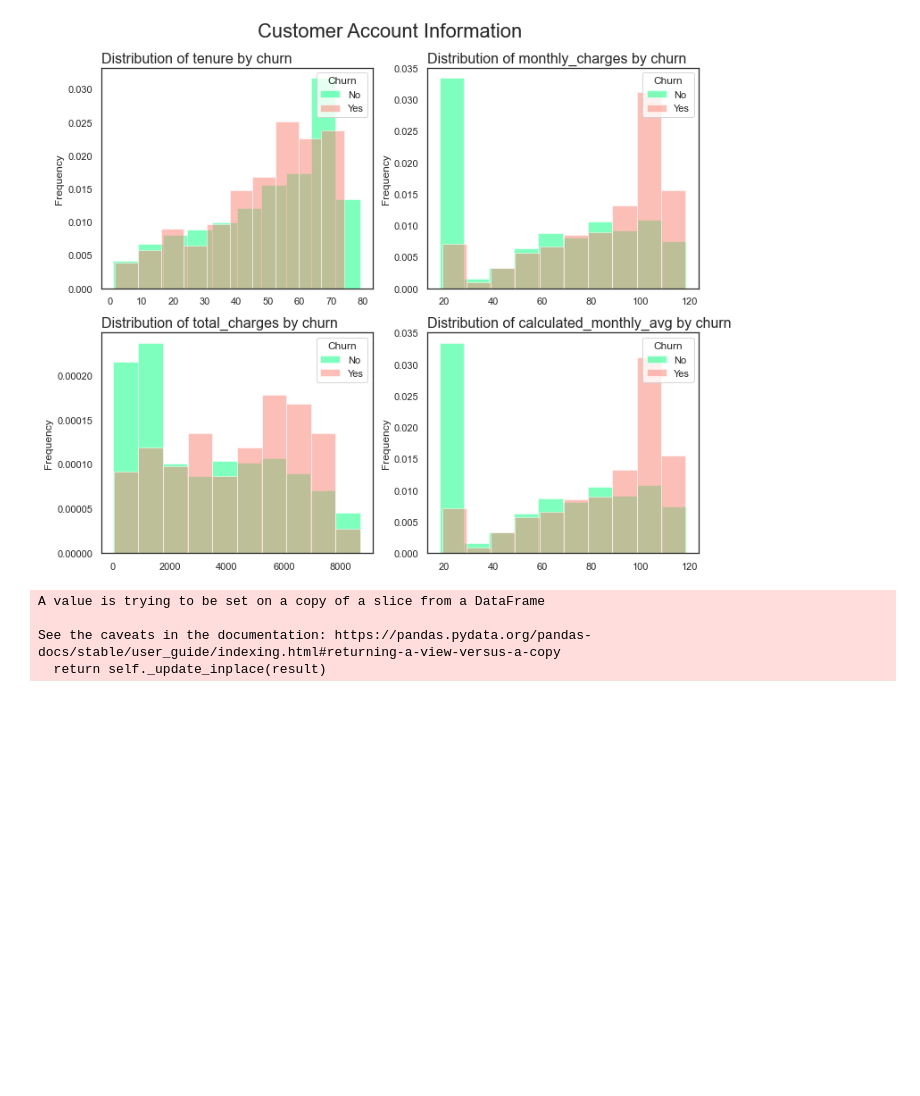
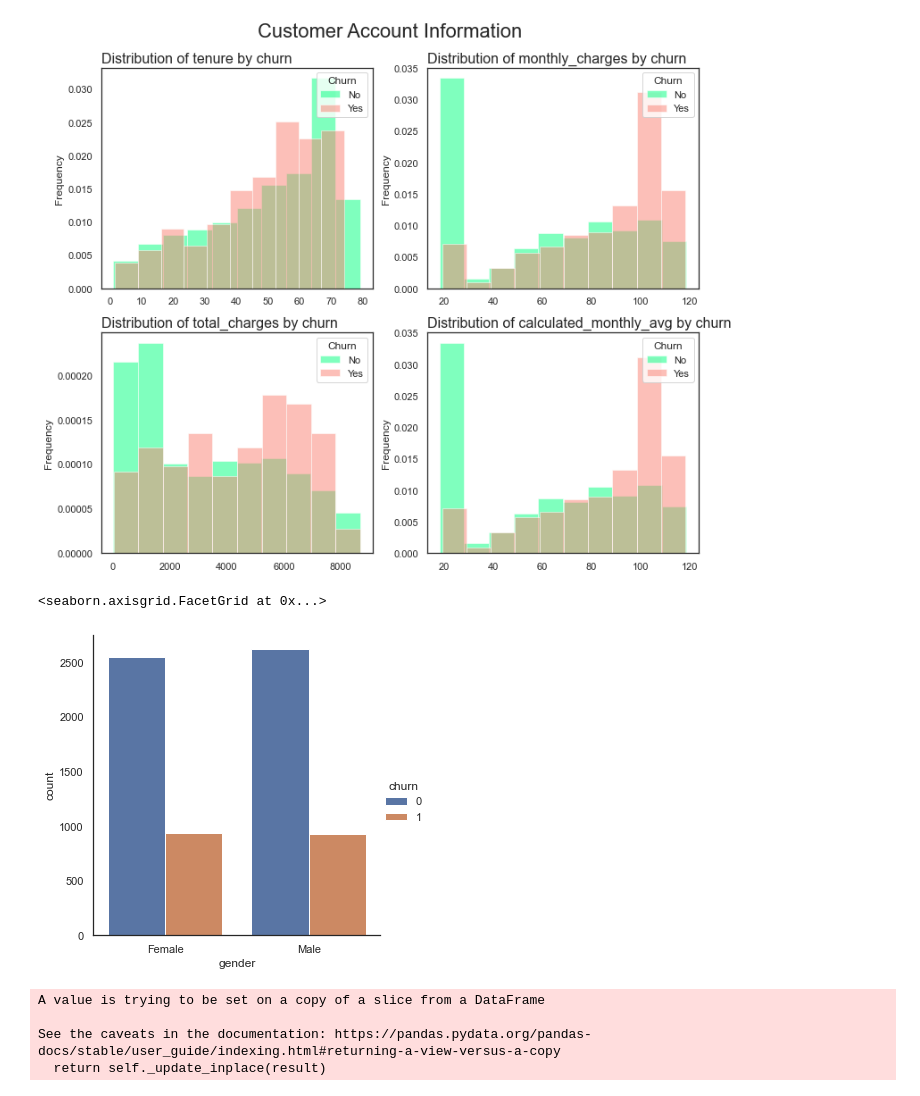
Before and after one commit to JulesMorris/numpy-pandas-visualization-exercises, a Jupyter notebook: refined_telco_2.ipynb, the cells around one changed output. Cells and saved outputs as stored; diff of their text form; code cells hidden in the pictures; blank space fills up the shorter version.

```diff
--- a/refined_telco_2.ipynb
+++ b/refined_telco_2.ipynb
@@ -389,6 +389,16 @@ account_column_numeric = ['tenure', 'monthly_charges', 'total_charges', 'calcula
 histogram_plots(account_column_numeric, 'Customer Account Information')
 # %% [output]
 [figure]
+# %%
+#look at gender and churn
+sns.catplot(data = df,
+            x = 'gender',
+            kind = 'count',
+            hue = 'churn',
+            estimator = lambda x: sum(x == 0) * 100.0 / len (x))
+# %% [output]
+<seaborn.axisgrid.FacetGrid at 0x...>
+[figure, added]
 # %%
 #convert predictor variable, 'churn', into numeric binary variable to use w/ further insights like correlation/ML
 
```
Also changed, not shown: parts of 1 cell of this notebook.
